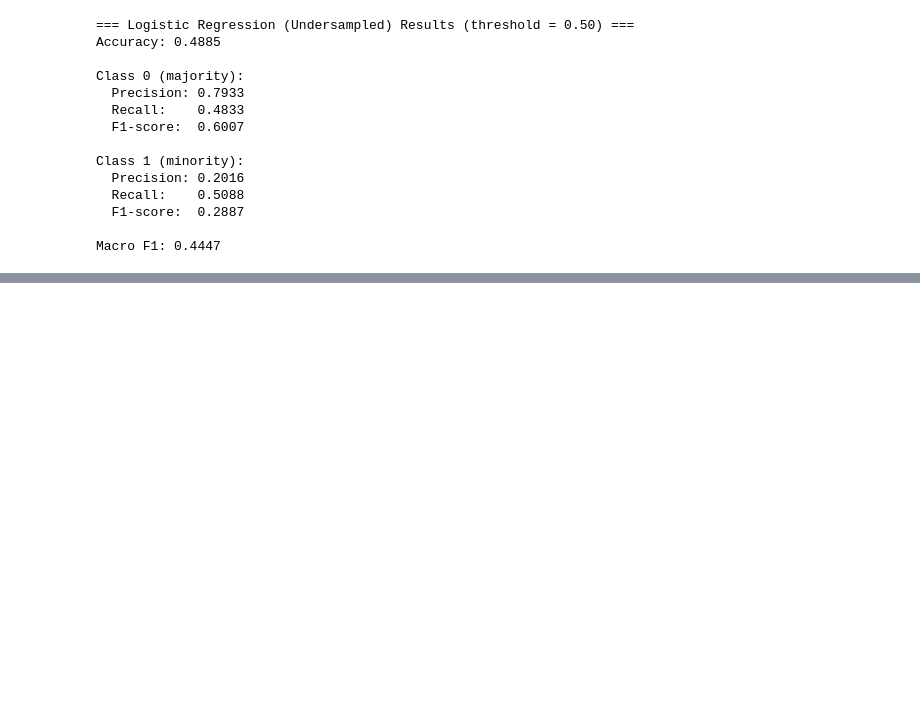
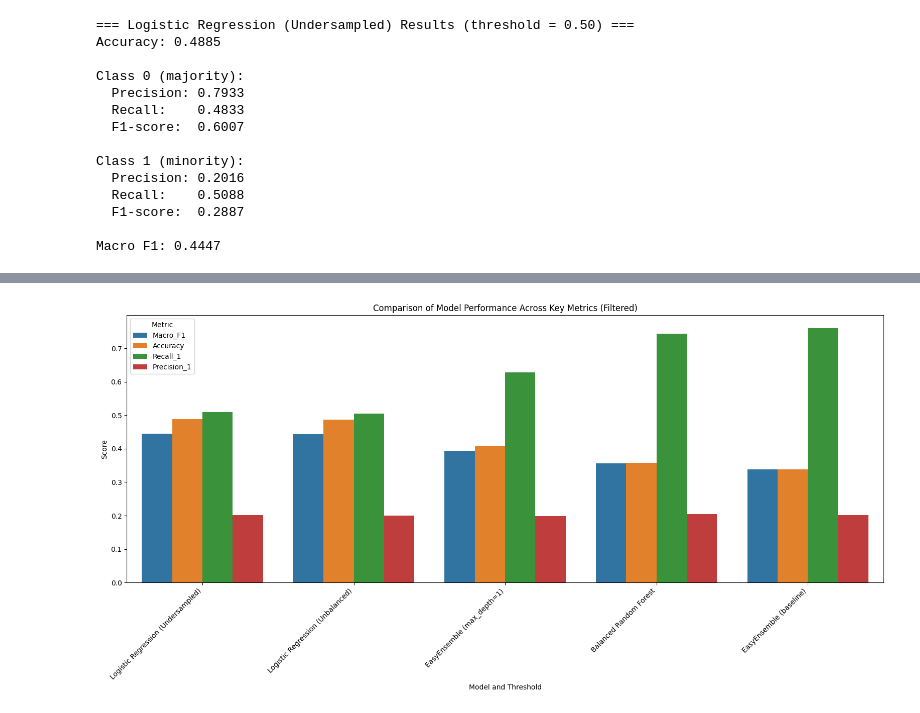
Before and after one commit to p4triko/Microtransaction-Prediction-IDS25, a Jupyter notebook: Project_B10_Predict_Microtransaction.ipynb, the cells around one changed output, grey strips where cells are left out. Cells and saved outputs as stored; diff of their text form; code cells hidden in the pictures; blank space fills up the shorter version.

Commit message:
Result and conclusion section

```diff
--- a/Project_B10_Predict_Microtransaction.ipynb
+++ b/Project_B10_Predict_Microtransaction.ipynb
@@ -773,0 +785,50 @@ Macro F1: 0.4447
+# %%
+# Convert results list to a DataFrame
+results_df = pd.DataFrame(results)
+
+# Filter out models that had issues with sampling_strategy
+filtered_results_df = results_df[~results_df['Model'].isin([
+    'EasyEnsemble (sampling=0.8)',
+    'EasyEnsemble (sampling=0.7)'
+])]
+
+# Apply the user's new filtering request:
+# For Balanced Random Forest and EasyEnsemble (baseline), keep only threshold 0.47
+# For all other models, keep them as is (which will include default 0.5 threshold)
+
+altered_threshold_models = ['Balanced Random Forest', 'EasyEnsemble (baseline)']
+
+# Separate rows for altered_threshold_models with threshold != 0.47
+exclude_condition = (
+    filtered_results_df['Model'].isin(altered_threshold_models) &
+    (filtered_results_df['Threshold'] != 0.47)
+)
+
+# Keep rows that do NOT meet the exclusion condition
+results_to_plot_df = filtered_results_df[~exclude_condition]
+
+# Sort by Macro_F1 for better visualization
+results_df_sorted = results_to_plot_df.sort_values(by='Macro_F1', ascending=False)
+
+# Select key metrics for plotting
+metrics_to_plot = ['Macro_F1', 'Accuracy', 'Recall_1', 'Precision_1']
+
+# Melt the DataFrame to long format for easier plotting
+melted_results = results_df_sorted.melt(
+    id_vars=['Model', 'Threshold'],
+    value_vars=metrics_to_plot,
+    var_name='Metric',
+    value_name='Score'
+)
+
+plt.figure(figsize=(16, 8))
+sns.barplot(x='Model', y='Score', hue='Metric', data=melted_results)
+plt.title('Comparison of Model Performance Across Key Metrics (Filtered)')
+plt.xlabel('Model and Threshold')
+plt.ylabel('Score')
+plt.xticks(rotation=45, ha='right')
+plt.legend(title='Metric')
+plt.tight_layout()
+plt.show()
+# %% [output]
+[figure, added]
```
Also changed, not shown: parts of 10 cells of this notebook.
